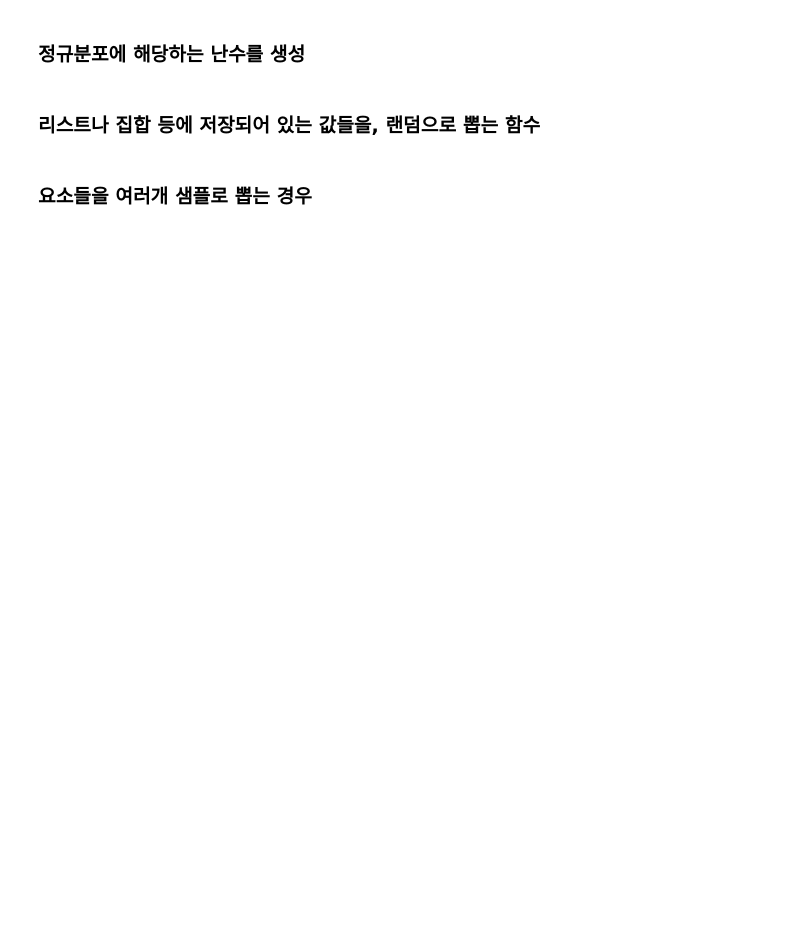
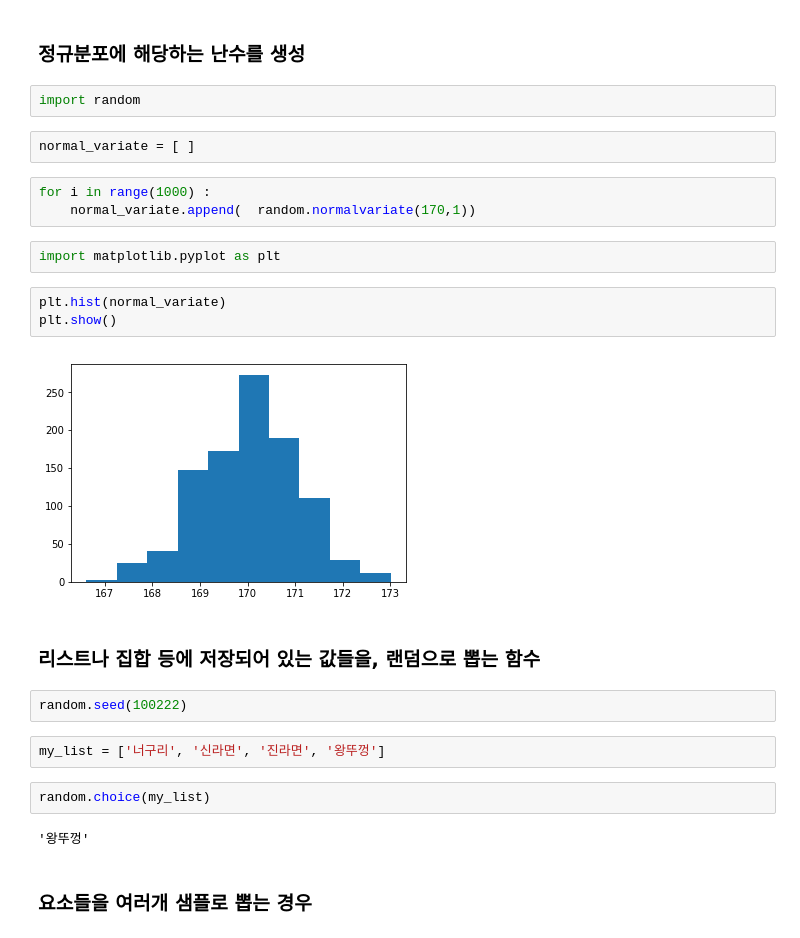
Before and after one commit to twistyang/python_sun, a Jupyter notebook: part05/3.a 강의 Library_1.ipynb, the cells around one changed output. Saved outputs shown, nothing was run; the diff lists cells and outputs as text; blank space fills up the shorter version.

```diff
--- a/part05/3.a 강의 Library_1.ipynb
+++ b/part05/3.a 강의 Library_1.ipynb
@@ -20,6 +40,28 @@
 # %% [markdown]
 ### 정규분포에 해당하는 난수를 생성
+# %%
+import random
+# %%
+normal_variate = [ ]
+# %%
+for i in range(1000) :
+    normal_variate.append(  random.normalvariate(170,1))
+# %%
+import matplotlib.pyplot as plt
+# %%
+plt.hist(normal_variate)
+plt.show()
+# %% [output]
+[figure, added]
 # %% [markdown]
 ### 리스트나 집합 등에 저장되어 있는 값들을, 랜덤으로 뽑는 함수
+# %%
+random.seed(100222)
+# %%
+my_list = ['너구리', '신라면', '진라면', '왕뚜껑']
+# %%
+random.choice(my_list)
+# %% [output]
+'왕뚜껑'
 # %% [markdown]
 ### 요소들을 여러개 샘플로 뽑는 경우
```
Also changed, not shown: parts of 77 cells of this notebook, 9 other files.
